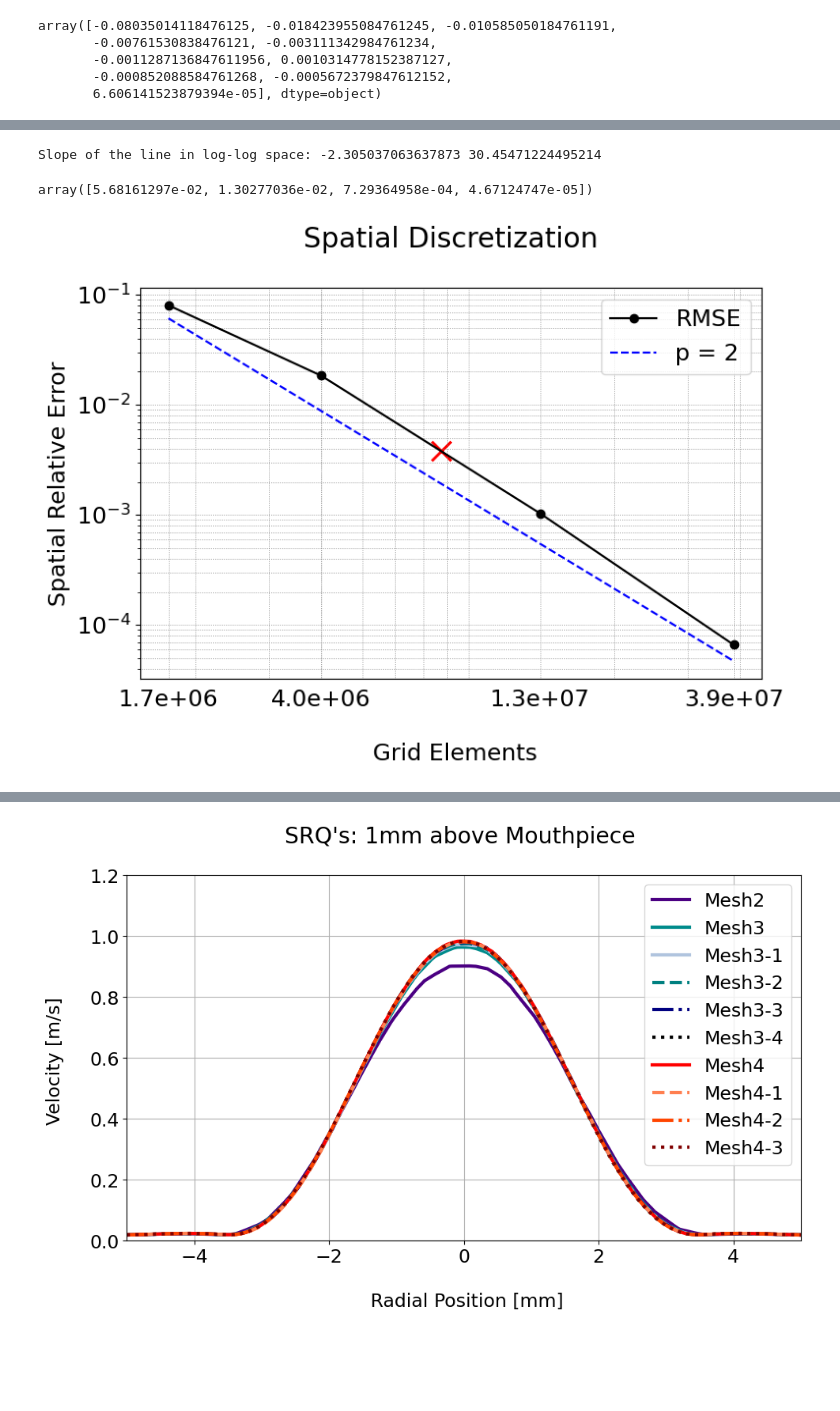
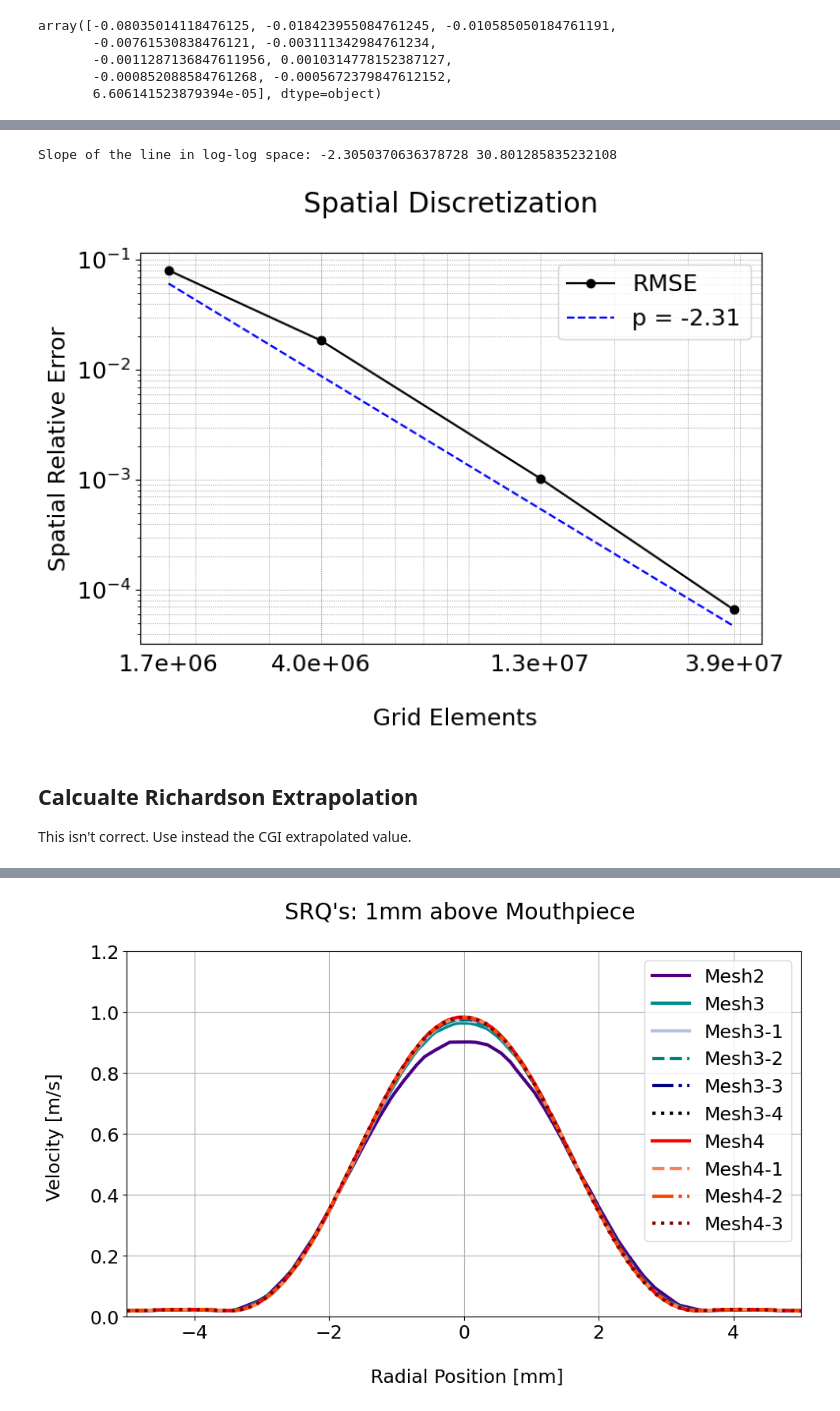
Before and after one commit to plinarodriguez/repro-edds, a Jupyter notebook: afm/verification/Verification.ipynb, the cells around one changed output, grey strips where cells are left out. Saved outputs shown, nothing was run; the diff lists cells and outputs as text; code cells hidden in the pictures; blank space fills up the shorter version.

Commit message:
Updated GCI extrapolation

```diff
--- a/afm/verification/Verification.ipynb
+++ b/afm/verification/Verification.ipynb
@@ -112,13 +165,13 @@ array([-0.05544104646666659, 0.006485139633333414, 0.014324044533333469,
 # discrErr1mm   = np.array(df_meshrefinement_trans[1][1:]-df_meshrefinement_trans[1][1:][-1])
 # discrErrMp    = np.array(df_meshrefinement_trans[2][1:]-df_meshrefinement_trans[2][1:][-1])
 # discrErrInlet = np.array(df_meshrefinement_trans[8][1:]-df_meshrefinement_trans[8][1:][-1])
-#### Errors by comparing with Richardson Extrapolation
-#richExt = 0.9820649028
-richExt = 0.9819988413847612
+
+#### Errors by comparing with Extrapolated GCI
+##### srq_extrap is calcualted in GCI
 meshvsmesh = np.array(df_meshrefinement_trans[1][1:]-df_meshrefinement_trans[1][1:][-1])
-discrErr1mm   = np.array(df_meshrefinement_trans[1][1:]-richExt)
-discrErrMp    = np.array(df_meshrefinement_trans[2][1:]-richExt)
-discrErrInlet = np.array(df_meshrefinement_trans[8][1:]-richExt)
+discrErr1mm   = np.array(df_meshrefinement_trans[1][1:]-srq_extrap)
+discrErrMp    = np.array(df_meshrefinement_trans[2][1:]-srq_extrap)
+discrErrInlet = np.array(df_meshrefinement_trans[8][1:]-srq_extrap)
 discrErr1mm
 # %% [output]
 array([-0.08035014118476125, -0.018423955084761245, -0.010585050184761191,
@@ -241,48 +242,37 @@ plt.grid()
 # %%
-log_x = np.log(totalelementsSome)
-# log_y = np.log(np.abs(discrErr1mmSome))
-log_y = np.log(try111)
+# For attaining slope of the line of error points
+log_x = np.log(totalelementsSome[0:])
+log_y = np.log(np.abs(discrErr1mmSome[0:]))
 slope, intercept = np.polyfit(log_x, log_y, 1)
-
 # Print the slope and new intercepts
 print("Slope of the line in log-log space:", slope, intercept)
-try111
 # %% [output]
-Slope of the line in log-log space: -2.305037063637873 30.45471224495214
+Slope of the line in log-log space: -2.3050370636378728 30.801285835232108
-array([5.68161297e-02, 1.30277036e-02, 7.29364958e-04, 4.67124747e-05])
 # %%
-plt.figure(figsize=(8, 6))  # Adjust the width and height as needed
-
+plt.figure(figsize=(8, 6))
 plt.xlabel('\n # of Elements')
 plt.ylabel('Max Velocity [m/s]')
 plt.title('Simulation \n')
-
 plt.xlabel('\n Grid Elements')
 plt.ylabel('Spatial Relative Error')
 plt.title('Spatial Discretization\n ')
-plt.loglog(totalelementsSome,np.abs(discrErr1mmSome  ) ,'-ko', label='RMSE')
-# # Adjust x-axis tick spacing for better readability
+plt.loglog(totalelementsSome, np.abs(discrErr1mmSome  ) ,'-ko', label='RMSE')
 plt.xticks(totalelementsSome, ['{:.0e}'.format(x) for x in totalelementsSome])
-# # Rotate the x-axis labels at a 45-degree angle
-# plt.xticks(rotation=45)
-# Show the grid lines
-# plt.loglog(x, y, 'bo', label='Data')  # Plot the data points
-plt.loglog(totalelementsSome, np.exp(intercept-0.15) * totalelementsSome**slope, '--b', label='p = 2')  # Plot the fitted line
+plt.loglog(totalelementsSome, np.exp(intercept-0.50) * totalelementsSome**slope, '--b', label=f'p = {slope:.3g}')  # Plot the fitted line
 tick_values = totalelementsSome
 tick_labels = ['{:,.1e}'.format(x) for x in totalelementsSome]
-plt.xticks(tick_values, tick_labels)#, rotation=0, ha='right')  # Rotate and align ticks to the right
-plt.scatter(7735148,  0.0038, marker='x',color='red',s=200,linewidth=2)
-# Remove the default tick labels
+plt.xticks(tick_values, tick_labels)
 plt.gca().tick_params(axis='x', which='both', bottom=False, top=False)
-
+# plt.scatter(7735148,  0.0038, marker='x',color='red',s=200,linewidth=2) # Marker at Mesh 3-3
 plt.grid(which='both', linestyle=':', linewidth='0.5', color='gray')
-
-# Show the plot
 plt.legend()
 plt.tight_layout()  # Adjust layout to prevent clipping of labels
 plt.savefig('figures/simulation_elativeERROR.png', dpi=300)
 plt.show()
 # %% [output]
-[figure, old version]
+[figure, new version]
+# %% [markdown]
+## Calcualte Richardson Extrapolation
+This isn't correct. Use instead the CGI extrapolated value.
 # %%
 def richardson_extrapolation(errors, element_sizes, order):
```
Also changed, not shown: parts of 28 cells of this notebook.
